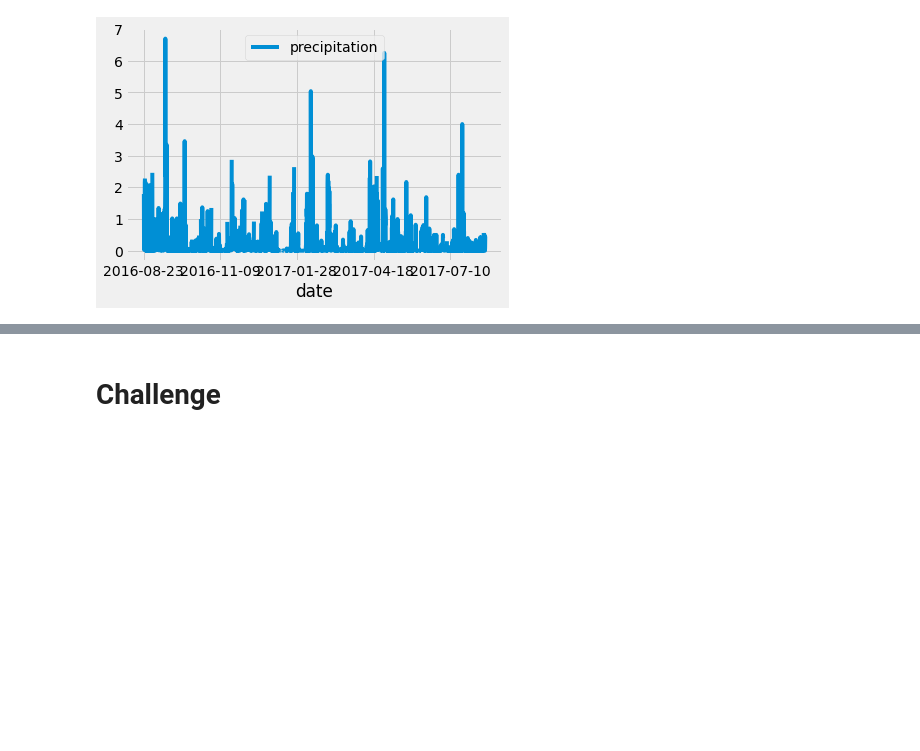
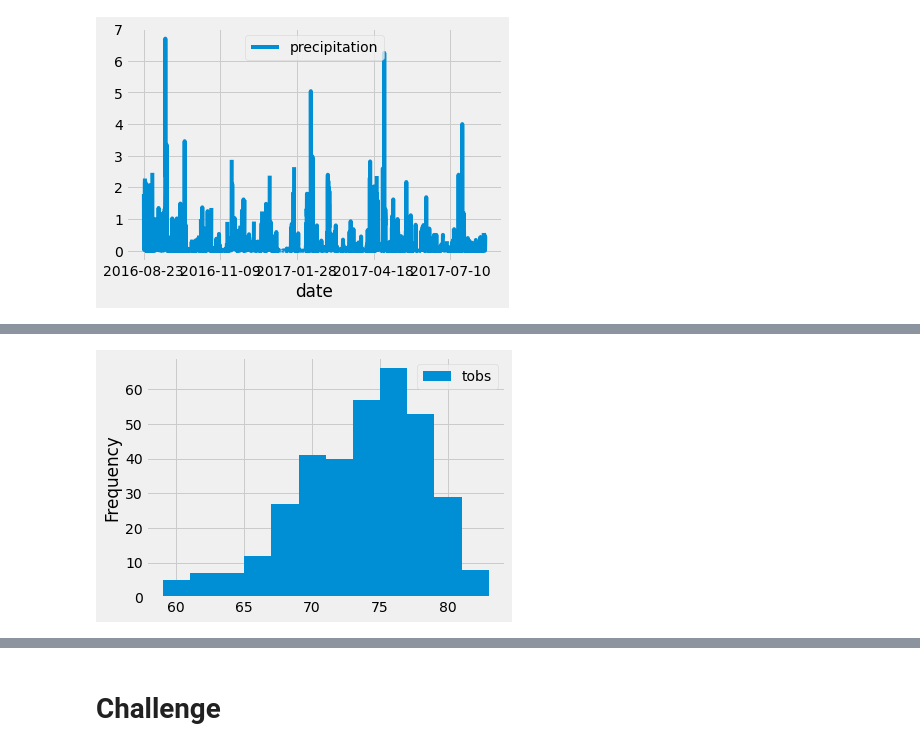
Before and after one commit to pswestmore72/surfs_up_UT_DATA, a Jupyter notebook: climate_analysis.ipynb, the cells around one changed output, grey strips where cells are left out. Saved outputs shown, nothing was run; the diff lists cells and outputs as text; code cells hidden in the pictures; blank space fills up the shorter version.

```diff
--- a/climate_analysis.ipynb
+++ b/climate_analysis.ipynb
@@ -78,0 +122,5 @@ precip_data
+# %%
+results_data.plot.hist(bins=12)
+plt.tight_layout()
+# %% [output]
+[figure, added]
```
Also changed, not shown: parts of 8 cells of this notebook, 2 other files.
